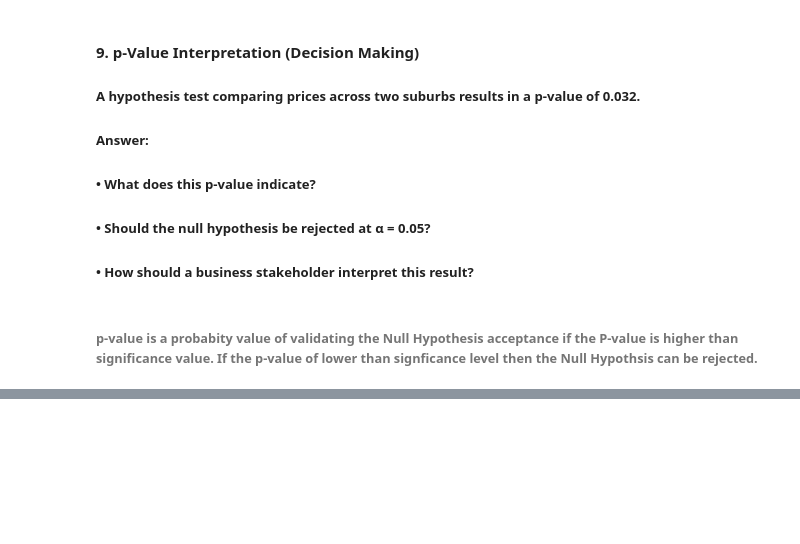
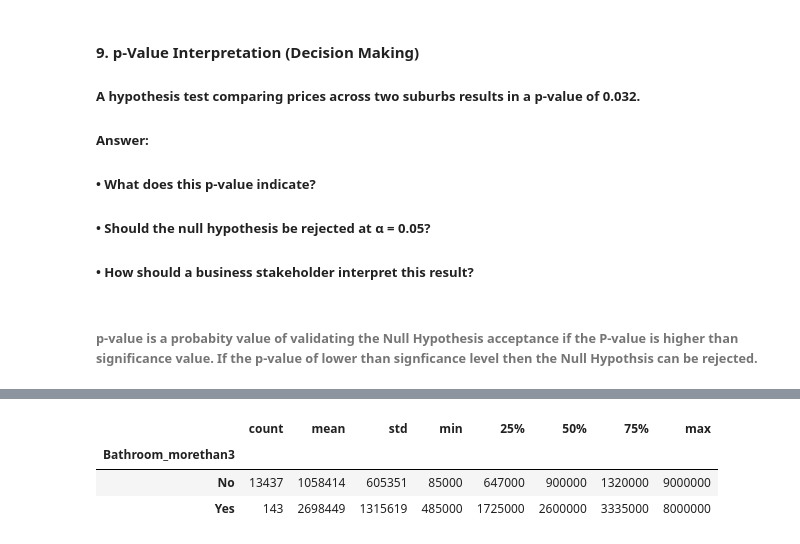
Before and after one commit to royaljin/PGDSAIML, a Jupyter notebook: Assignment 2 SDM v01.ipynb, the cells around one changed output, grey strips where cells are left out. Saved outputs shown, nothing was run; the diff lists cells and outputs as text; code cells hidden in the pictures; blank space fills up the shorter version.

```diff
--- a/Assignment 2 SDM v01.ipynb
+++ b/Assignment 2 SDM v01.ipynb
@@ -357,0 +366,11 @@ Residual           2.068639e+15  12890.0          NaN            NaN
+# %%
+df10 = df
+
+df10['Bathroom_morethan3'] = np.where(df10['Bathroom'].isin([0,1,2,3]),'No','Yes')
+df10stat = df10.groupby('Bathroom_morethan3')['Price'].describe().astype(int)
+df10stat
+# %% [output]
+|  | count | mean | std | min | 25% | 50% | 75% | max |
+| Bathroom_morethan3 |  |  |  |  |  |  |  |  |
+| No | 13437 | 1058414 | 605351 | 85000 | 647000 | 900000 | 1320000 | 9000000 |
+| Yes | 143 | 2698449 | 1315619 | 485000 | 1725000 | 2600000 | 3335000 | 8000000 |
```
Also changed, not shown: parts of 4 cells of this notebook.
